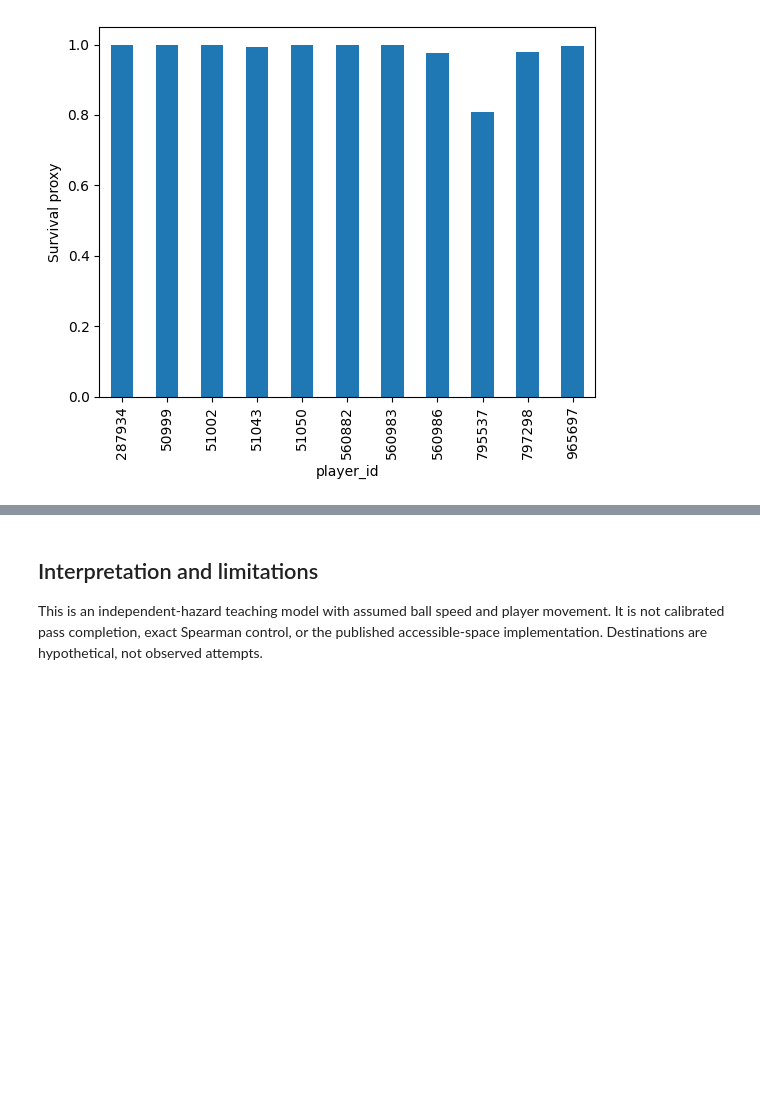
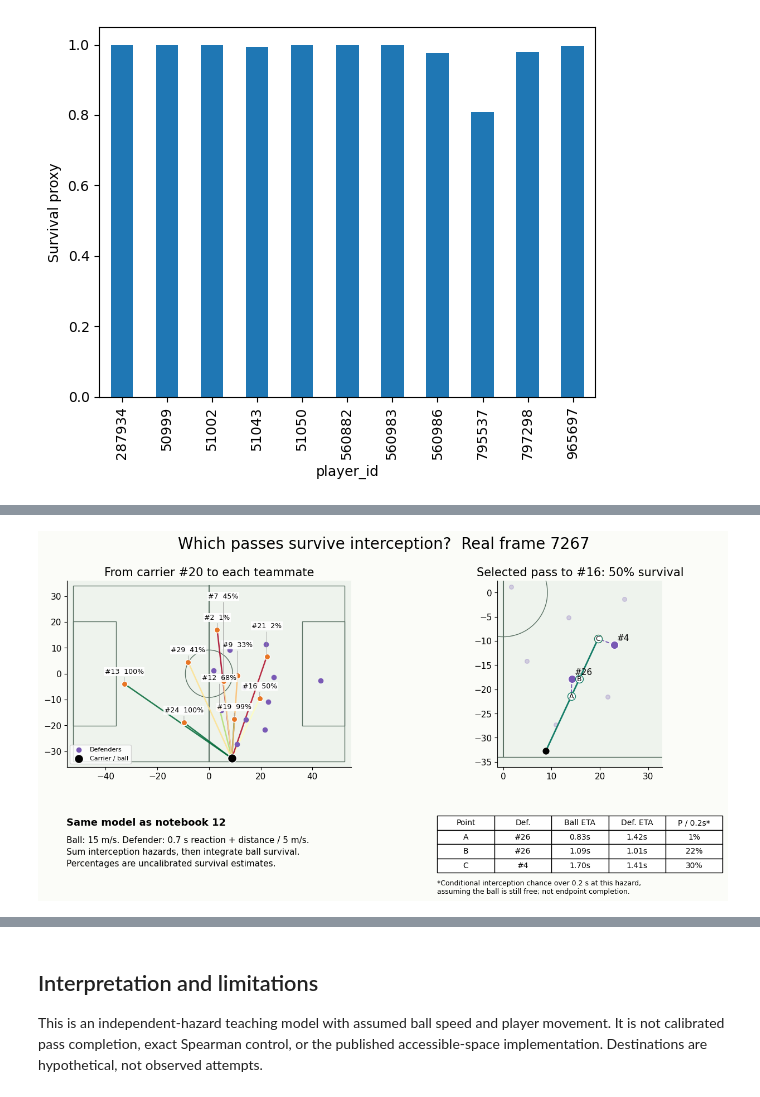
Before and after one commit to zcochran27/tracking-data-applied-workshop, a Jupyter notebook: notebooks/methods/12_pass_completion.ipynb, the cells around one changed output, grey strips where cells are left out. Drawn from its saved outputs; the diff is of its cells as text; code cells hidden in the pictures; blank space fills up the shorter version.

Commit message:
Align pass slide and notebook on survival scores and defender timing probes

```diff
--- a/notebooks/methods/12_pass_completion.ipynb
+++ b/notebooks/methods/12_pass_completion.ipynb
@@ -227,0 +238,83 @@ options.plot.bar(x='player_id',y='completion_proxy',legend=False);plt.ylabel('Su
+# %%
+from matplotlib.colors import Normalize
+from matplotlib.cm import ScalarMappable
+lookup={str(p['id']):p for p in metadata['players']}
+raw_lookup={r['frame']:r for r in raw if r['period']==1}
+observed=tracking.dropna(subset=['x','y'])
+complete=observed.groupby(['period_id','frame_id']).size();valid=set(complete[complete.eq(22)].index.get_level_values('frame_id'))
+candidates=[]
+for frame_id in sorted(valid)[::10]:
+    r=raw_lookup.get(frame_id);carrier=str(r.get('possession',{}).get('player_id')) if r else None
+    if carrier not in lookup or r['ball_data'].get('z') is None or r['ball_data']['z']>2:continue
+    nodes=observed[observed.frame_id.eq(frame_id)].copy();start=np.array([r['ball_data']['x'],r['ball_data']['y']],float)
+    owner=nodes[nodes.player_id.eq(carrier)]
+    if len(owner)!=1 or np.linalg.norm(owner[['x','y']].to_numpy()[0]-start)>2:continue
+    team=int(owner.team_id.iloc[0]);defenders=nodes[nodes.team_id.ne(team)].copy();targets=nodes[nodes.team_id.eq(team)&nodes.player_id.ne(carrier)].copy()
+    for target in targets.itertuples():
+        end=np.array([target.x,target.y]);length=np.linalg.norm(end-start)
+        if not 25<length<60:continue
+        times,arrival,hazard,survival=interception_components(start,end,defenders[['x','y']].to_numpy())
+        risk=(hazard.max(axis=0)>.9).sum()
+        if .15<survival[-1]<.8 and risk>=2:
+            candidates.append((abs(survival[-1]-.5),frame_id,carrier,str(target.player_id)))
+assert candidates,'No illustrative interception example found'
+_,frame_id,carrier,receiver=min(candidates)
+r=raw_lookup[frame_id];nodes=observed[observed.frame_id.eq(frame_id)].copy();team=int(lookup[carrier]['team_id']);start=np.array([r['ball_data']['x'],r['ball_data']['y']],float)
+defenders=nodes[nodes.team_id.ne(team)].reset_index(drop=True);targets=nodes[nodes.team_id.eq(team)&nodes.player_id.ne(carrier)].copy()
+def_xy=defenders[['x','y']].to_numpy();end=targets[targets.player_id.eq(receiver)][['x','y']].to_numpy()[0]
+times,arrival,hazard,survival=interception_components(start,end,def_xy);path=start+(end-start)*np.linspace(0,1,40)[:,None]
+targets['survival_score']=[interception_components(start,np.array([q.x,q.y]),def_xy)[-1][-1] for q in targets.itertuples()]
+# Two defenders with the strongest interception hazards at any path point.
+selected=np.argsort(hazard.max(axis=0))[-2:][::-1]
+peaks=sorted(int(np.argmax(hazard[:,d])) for d in selected)
+indices=sorted(set([max(10,peaks[0]-6),peaks[0],min(39,peaks[-1])]))
+assert len(indices)==3
+probes=[]
+for k,index in enumerate(indices):
+    d=int(selected[np.argmax(hazard[index,selected])]);h=float(hazard[index,d]);conditional=1-np.exp(-h*.2)
+    probes.append(dict(marker='ABC'[k],index=int(index),defender_id=str(defenders.iloc[d].player_id),defender_number=int(lookup[str(defenders.iloc[d].player_id)]['number']),ball_s=float(times[index]),defender_s=float(arrival[index,d]),hazard_per_s=h,conditional_02s=float(conditional)))
+plt.rcParams.update({'font.size':11,'axes.spines.top':False,'axes.spines.right':False,'figure.facecolor':'#fbfcf8','savefig.facecolor':'#fbfcf8'})
+cmap=plt.get_cmap('RdYlGn')
+
+def draw_pass_example(cursor=None):
+    fig=plt.figure(figsize=(12.8,7.2),dpi=100);gs=fig.add_gridspec(2,2,height_ratios=[4.1,1.4],hspace=.38,wspace=.3)
+    ax=fig.add_subplot(gs[0,0]);pitch(ax)
+    ax.scatter(def_xy[:,0],def_xy[:,1],c='#7959b5',s=35,zorder=4,label='Defenders')
+    occupied=[]
+    for q in targets.itertuples():
+        ax.plot([start[0],q.x],[start[1],q.y],color=cmap(q.survival_score),lw=1.8,alpha=.85,zorder=2)
+        ax.scatter(q.x,q.y,c='#e87524',edgecolors='white',s=55,zorder=5)
+        tx,ty=q.x,q.y+4
+        while any(abs(tx-x)<13 and abs(ty-y)<7 for x,y in occupied):ty+=7
+        if ty>34:ty=q.y-6
+        occupied.append((tx,ty));ax.annotate(f"#{lookup[str(q.player_id)]['number']}  {q.survival_score:.0%}",(q.x,q.y),xytext=(tx,ty),textcoords='data',ha='center',fontsize=9,bbox={'facecolor':'white','alpha':.9,'edgecolor':'none','pad':1},arrowprops={'arrowstyle':'-','color':'#999','lw':.6},zorder=10)
+    ax.scatter(*start,s=130,c='black',edgecolors='white',zorder=8,label='Carrier / ball')
+    ax.set_title(f"From carrier #{lookup[carrier]['number']} to each teammate",fontsize=15);ax.set_xlabel('');ax.set_ylabel('');ax.legend(loc='lower left',fontsize=8)
+    ax=fig.add_subplot(gs[0,1]);pitch(ax)
+    ax.scatter(def_xy[:,0],def_xy[:,1],c='#7959b5',alpha=.25,s=30,zorder=2)
+    ax.plot(*path.T,c='#147d68',lw=2,label='Ball path');ax.scatter(*start,c='black',s=60,zorder=5);ax.scatter(*end,c='#e87524',s=100,zorder=5)
+    for j,d in enumerate(selected):
+        q=def_xy[d];ax.scatter(*q,c='#7959b5',edgecolors='white',s=110,zorder=5);ax.annotate('#'+str(lookup[str(defenders.iloc[d].player_id)]['number']),q,xytext=(4,5),textcoords='offset points',fontsize=11)
+    for probe in probes:
+        point=path[probe['index']];dxy=def_xy[defenders.player_id.eq(probe['defender_id'])][0]
+        ax.plot([dxy[0],point[0]],[dxy[1],point[1]],ls='--',c='#7959b5',lw=1.3,alpha=1 if cursor is None or cursor>=probe['index'] else .25)
+        ax.scatter(*point,s=100,facecolors='white',edgecolors='#147d68',zorder=7);ax.text(*point,probe['marker'],ha='center',va='center',fontsize=9,zorder=8)
+    if cursor is not None:ax.scatter(*path[cursor],s=130,c='black',edgecolors='white',zorder=10)
+    extent=np.vstack([start,end,def_xy[selected]]);ax.set(xlim=(max(-55,extent[:,0].min()-10),min(55,extent[:,0].max()+10)),ylim=(max(-36,extent[:,1].min()-12),min(36,extent[:,1].max()+12)),xlabel='',ylabel='')
+    ax.set_title(f"Selected pass to #{lookup[receiver]['number']}: {survival[-1]:.0%} survival",fontsize=15)
+    left=fig.add_subplot(gs[1,0]);left.axis('off');left.text(0,.95,'Same model as notebook 12',weight='bold',fontsize=13,va='top');left.text(0,.66,'Ball: 15 m/s. Defender: 0.7 s reaction + distance / 5 m/s.\nSum interception hazards, then integrate ball survival.\nPercentages are uncalibrated survival estimates.',fontsize=11,va='top',linespacing=1.5)
+    table=fig.add_subplot(gs[1,1]);table.axis('off')
+    cells=[[p['marker'],f"#{p['defender_number']}",f"{p['ball_s']:.2f}s",f"{p['defender_s']:.2f}s",f"{p['conditional_02s']:.0%}"] for p in probes]
+    tb=table.table(cellText=cells,colLabels=['Point','Def.','Ball ETA','Def. ETA','P / 0.2s*'],loc='upper center',cellLoc='center');tb.auto_set_font_size(False);tb.set_fontsize(10);tb.scale(1,1.6)
+    table.text(0,-.03,'*Conditional interception chance over 0.2 s at this hazard,\nassuming the ball is still free; not endpoint completion.',fontsize=9,va='top')
+    fig.suptitle(f'Which passes survive interception?  Real frame {frame_id}',fontsize=20)
+    fig.subplots_adjust(left=.055,right=.975,top=.87,bottom=.13)
+    return fig
+fig=draw_pass_example();plt.show()
+display(targets[['player_id','name','survival_score']].sort_values('survival_score',ascending=False))
+display(pd.DataFrame(probes)[['marker','defender_number','ball_s','defender_s','hazard_per_s','conditional_02s']])
+assert len(targets)==10 and carrier not in set(targets.player_id)
+assert .15<survival[-1]<.8
+assert (hazard.max(axis=0)>.9).sum()>=2
+# %% [output]
+[figure, added]
```
Also changed, not shown: parts of 4 cells of this notebook, 8 other files.
